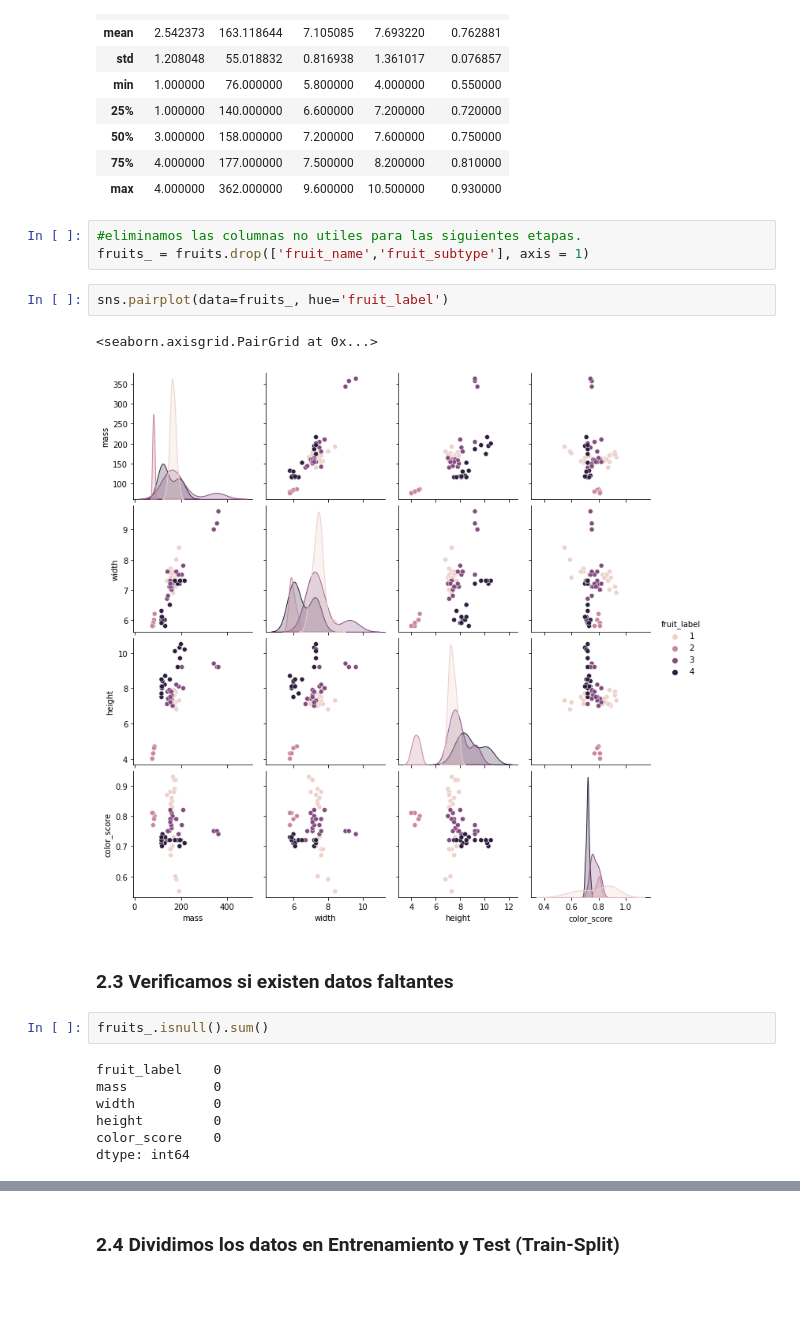
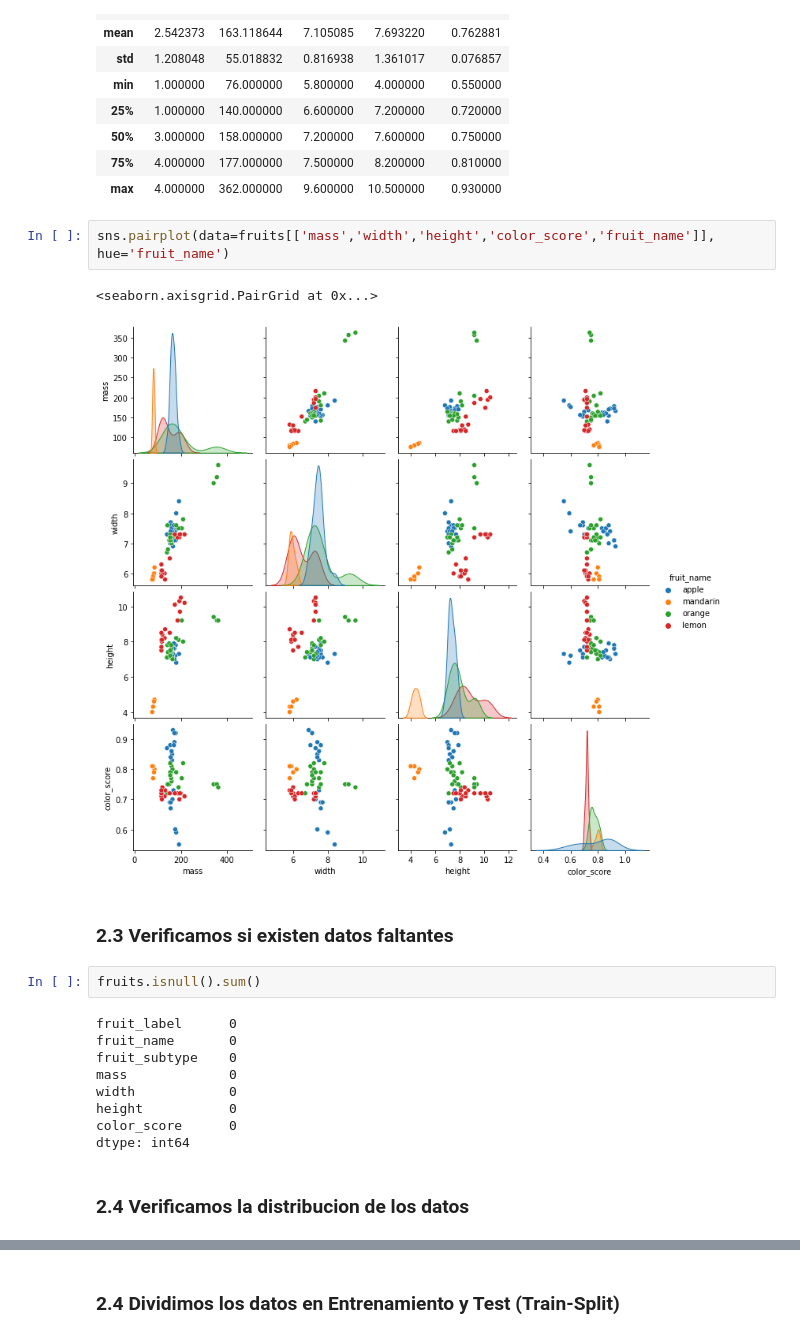
Before and after one commit to urvog/fruits-ml, a Jupyter notebook: Frutas_ML.ipynb, the cells around one changed output, grey strips where cells are left out. Saved outputs shown, nothing was run; the diff lists cells and outputs as text; blank space fills up the shorter version.

```diff
--- a/Frutas_ML.ipynb
+++ b/Frutas_ML.ipynb
@@ -86,22 +86,23 @@ fruits.describe()
 | 50% | 3.000000 | 158.000000 | 7.200000 | 7.600000 | 0.750000 |
 | 75% | 4.000000 | 177.000000 | 7.500000 | 8.200000 | 0.810000 |
 | max | 4.000000 | 362.000000 | 9.600000 | 10.500000 | 0.930000 |
-# %%
-#eliminamos las columnas no utiles para las siguientes etapas.
-fruits_ = fruits.drop(['fruit_name','fruit_subtype'], axis = 1)
 # %%
-sns.pairplot(data=fruits_, hue='fruit_label')
+sns.pairplot(data=fruits[['mass','width','height','color_score','fruit_name']], hue='fruit_name')
 # %% [output]
 <seaborn.axisgrid.PairGrid at 0x...>
-[figure, old version]
+[figure, new version]
 # %% [markdown]
 ### 2.3 Verificamos si existen datos faltantes
 # %%
-fruits_.isnull().sum()
+fruits.isnull().sum()
 # %% [output]
-fruit_label    0
-mass           0
-width          0
-height         0
-color_score    0
+fruit_label      0
+fruit_name       0
+fruit_subtype    0
+mass             0
+width            0
+height           0
+color_score      0
 dtype: int64
+# %% [markdown]
+### 2.4 Verificamos la distribucion de los datos
```
Also changed, not shown: parts of 4 cells of this notebook.
